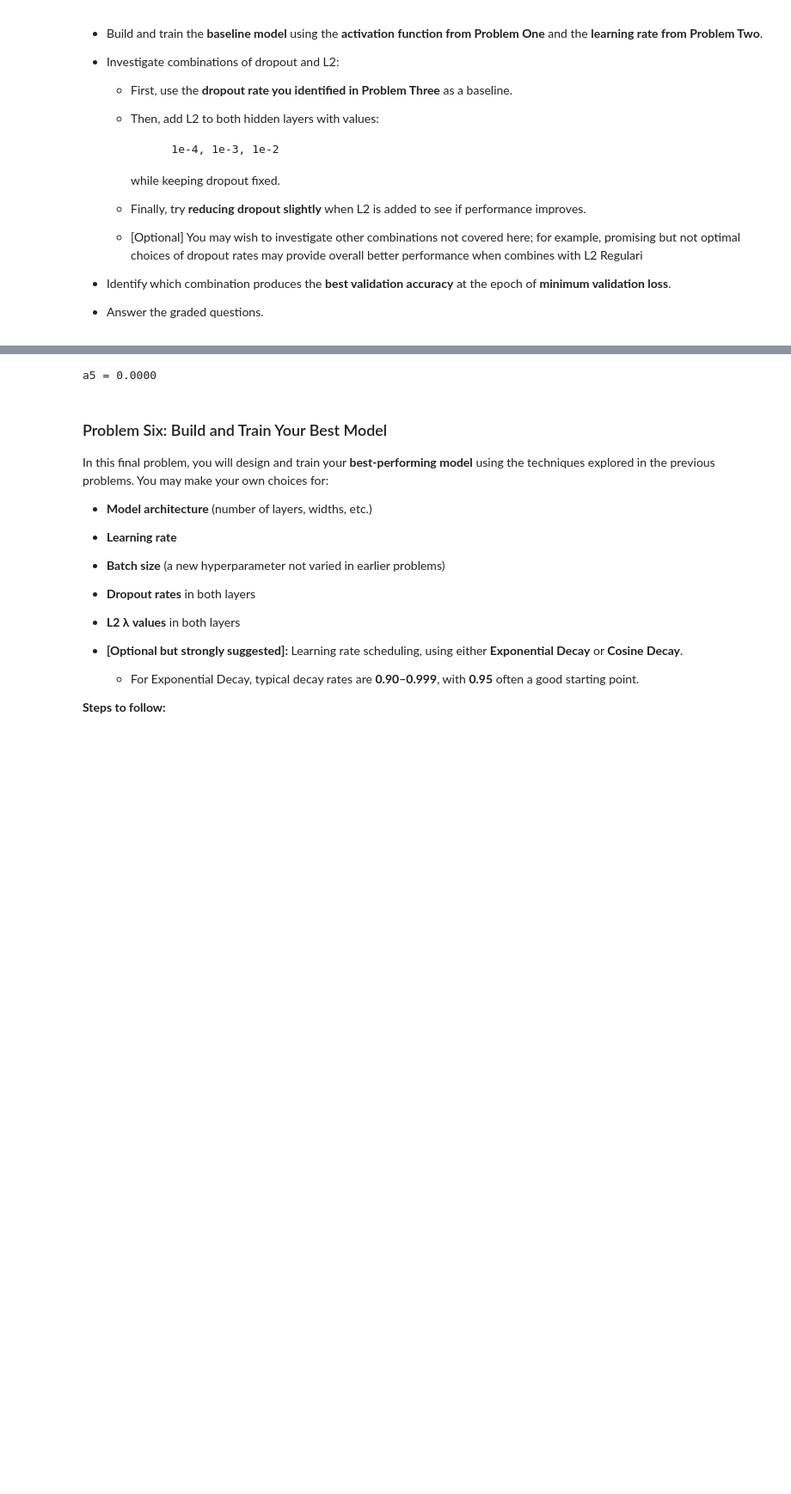
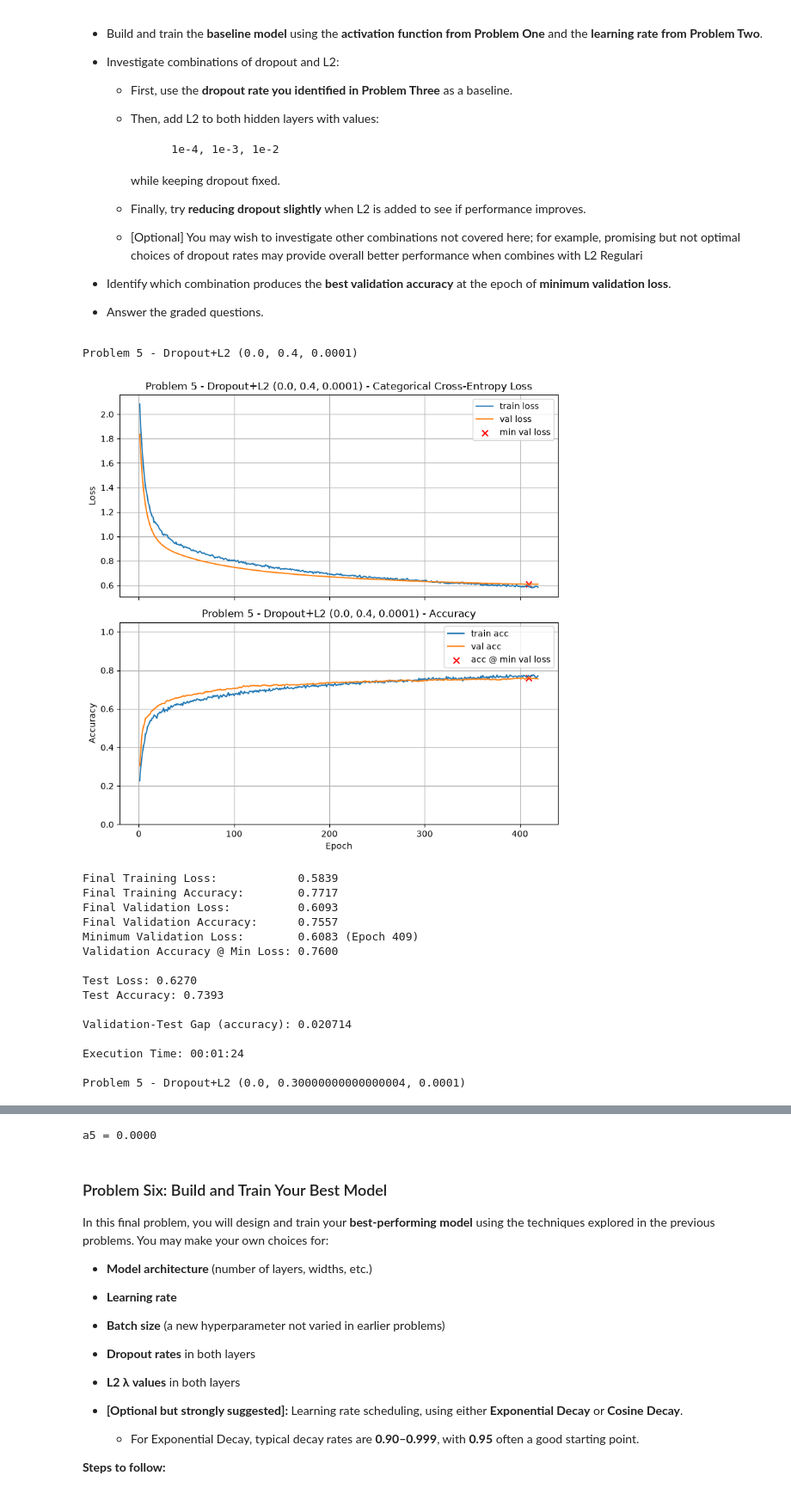
Before and after one commit to gdouek/DX703-Assignments, a Jupyter notebook: Homework_03.ipynb, the cells around one changed output, grey strips where cells are left out. Shown at 86% size. Drawn from its saved outputs; the diff is of its cells as text; code cells hidden in the pictures; blank space fills up the shorter version.

```diff
--- a/Homework_03.ipynb
+++ b/Homework_03.ipynb
@@ -847,4 +1040,71 @@ In this problem, you will explore how **dropout** and **L2 regularization** can
 * Identify which combination produces the **best validation accuracy** at the epoch of **minimum validation loss**.
 * Answer the graded questions.
 # %%
-# Your code here. Add as many cells as you need.
+# Problem 5: Combine dropout with L2 regularization
+# Start from the best dropout configuration from Problem 3 and test L2 values.
+# Also try a slightly reduced dropout when L2 is added.
+
+base_dropout = best_dropout
+l2_values = [1e-4, 1e-3, 1e-2]
+part5_results = {}
+
+reduced_dropout = (
+    max(0.0, base_dropout[0] - 0.1),
+    max(0.0, base_dropout[1] - 0.1)
+)
+
+candidates = [base_dropout, reduced_dropout]
+
+for l2 in l2_values:
+    for d64, d32 in candidates:
+        tf.keras.backend.clear_session()
+        tf.keras.utils.set_random_seed(random_seed)
+
+        model_baseline = build_model(
+            X_train.shape[1],
+            [
+                (64, best_activation, l2, d64),
+                (32, best_activation, l2, d32)
+            ],
+            n_classes
+        )
+
+        history = train_and_test(
+            model_baseline,
+            epochs=500,
+            lr_schedule=best_lr,
+            batch_size=64,
+            title=f"Problem 5 - Dropout+L2 ({d64}, {d32}, {l2:g})",
+            min_delta=0.0,
+            return_history=True
+        )
+
+        best_epoch = int(np.argmin(history.history["val_loss"]))
+        part5_results[(d64, d32, l2)] = history.history["val_accuracy"][best_epoch]
+
+print("\nValidation accuracy at minimum validation loss:")
+for combo, accuracy in part5_results.items():
+    print(f"Dropout+L2 {combo}: {accuracy:.4f}")
+
+best_dropout_l2 = max(part5_results, key=part5_results.get)
+print(f"\nBest dropout+L2 configuration: {best_dropout_l2}")
+
+a5 = part5_results[best_dropout_l2]
+# %% [output]
+Problem 5 - Dropout+L2 (0.0, 0.4, 0.0001)
+[figure, added]
+Final Training Loss:            0.5839
+Final Training Accuracy:        0.7717
+Final Validation Loss:          0.6093
+Final Validation Accuracy:      0.7557
+Minimum Validation Loss:        0.6083 (Epoch 409)
+Validation Accuracy @ Min Loss: 0.7600
+
+Test Loss: 0.6270
+Test Accuracy: 0.7393
+
+Validation-Test Gap (accuracy): 0.020714
+
+Execution Time: 00:01:24
+
+Problem 5 - Dropout+L2 (0.0, 0.30000000000000004, 0.0001)
```
Also changed, not shown: parts of 12 cells of this notebook.
